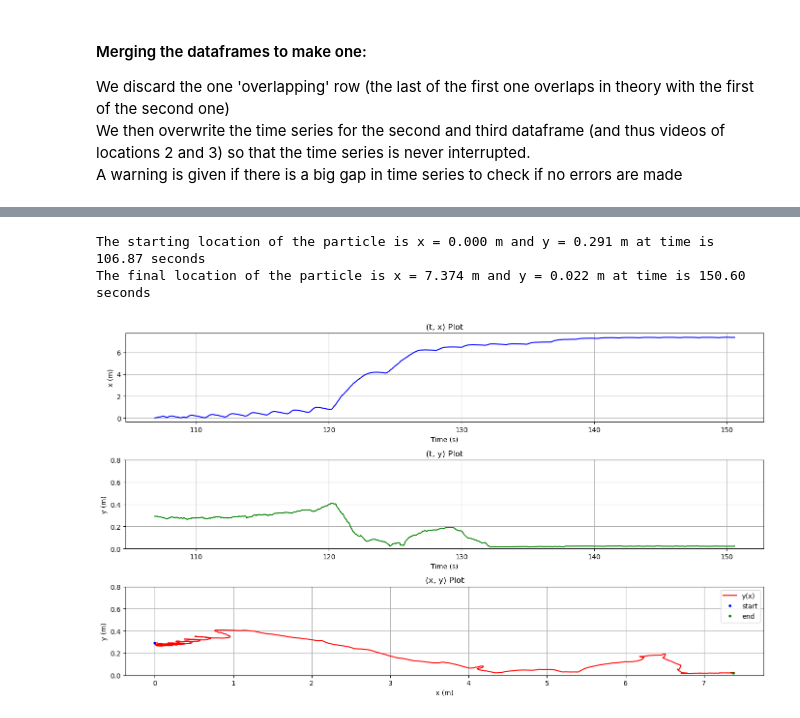
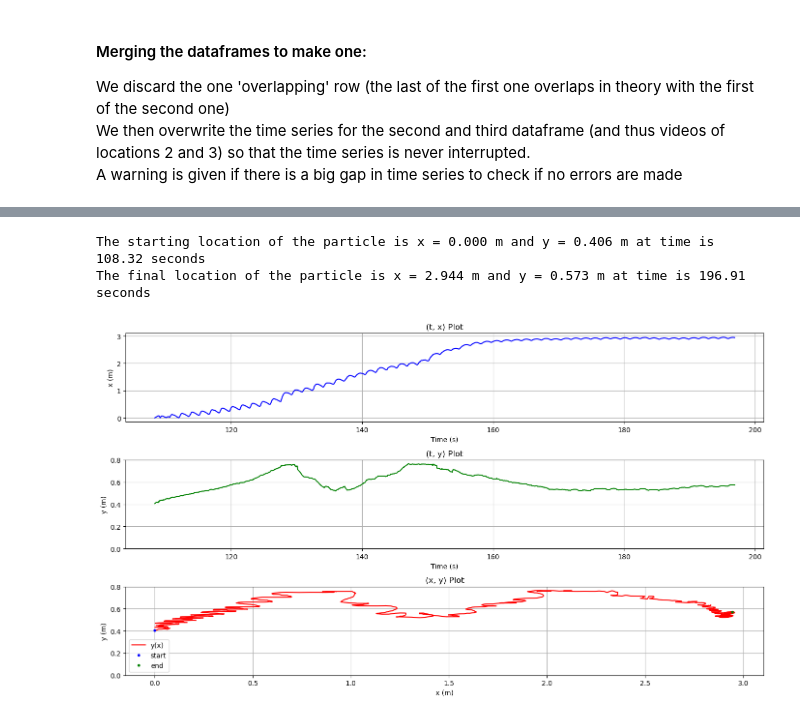
Before and after one commit to camicocozza/PLASTIC_BEACH_THESIS, a Jupyter notebook: Merging_Trajectory_per_particle/Trajectory_merger.ipynb, the cells around one changed output, grey strips where cells are left out. Cells and saved outputs as stored; diff of their text form; code cells hidden in the pictures.

```diff
--- a/Merging_Trajectory_per_particle/Trajectory_merger.ipynb
+++ b/Merging_Trajectory_per_particle/Trajectory_merger.ipynb
@@ -112,33 +111,33 @@ A warning is given if there is a big gap in time series to check if no errors ar
 # %%
 # # FOR CAMI: HERE TWO DATAFRAMES ARE MERGED, WHICH CAN BE USED FOR THE WAVECONDITIONS WERE ONLY THE FIRST TWO OVERLAP AND THEN THERE IS A GAP
 
-# def Merging(df_begin, df_middle, df_end):
+def Merging(df_begin, df_middle):
 #     # drop the 'overlapping' row:
-#     df_middle = df_middle.drop(index=0).reset_index(drop=True)
+    df_middle = df_middle.drop(index=0).reset_index(drop=True)
 
 #     # find the last x-value of the first dataframe (to be added to the x = 0 of the second dataframe) and add it
 #     # so that our x axis continues
-#     last_x_value_df_begin = df_begin['x'].iloc[-1]
-#     df_middle['x'] = df_middle['x'] + last_x_value_df_begin
+    last_x_value_df_begin = df_begin['x'].iloc[-1]
+    df_middle['x'] = df_middle['x'] + last_x_value_df_begin
 
 #     # this line gives a warning if the 'jump' in y values becomes to high
-#     if df_middle['y'].iloc[0] - df_begin['y'].iloc[-1] >= 0.02:
-#         print('WARNING: there is a jump in y-values larger that 2 cm between dataframes beginning and middle')
-#         print(f"The difference is equal to {(df_middle['y'].iloc[0] - df_begin['y'].iloc[-1])} m")
+    if df_middle['y'].iloc[0] - df_begin['y'].iloc[-1] >= 0.02:
+        print('WARNING: there is a jump in y-values larger that 2 cm between dataframes beginning and middle')
+        print(f"The difference is equal to {(df_middle['y'].iloc[0] - df_begin['y'].iloc[-1])} m")
 
 #     # this line gives a warning if the 'jump'
-#     if df_middle['t'].iloc[0] - df_begin['t'].iloc[-1] >= 1:
-#         print('WARNING: there is a jump in time-values larger that 1 second between dataframes beginning and middle')
-#         print(f"The difference is equal to {(df_middle['t'].iloc[0] - df_begin['t'].iloc[-1])} seconds")
+    if df_middle['t'].iloc[0] - df_begin['t'].iloc[-1] >= 1:
+        print('WARNING: there is a jump in time-values larger that 1 second between dataframes beginning and middle')
+        print(f"The difference is equal to {(df_middle['t'].iloc[0] - df_begin['t'].iloc[-1])} seconds")
 
 #     # here, the delta t is calculated. Then the time series is overwritten.
-#     delta_t = df_begin['t'].iloc[1] - df_begin['t'].iloc[0]
-#     df_middle['t'] = df_middle['t'] + df_begin['t'].iloc[-1] + delta_t - df_middle['t'].iloc[0]
+    delta_t = df_begin['t'].iloc[1] - df_begin['t'].iloc[0]
+    df_middle['t'] = df_middle['t'] + df_begin['t'].iloc[-1] + delta_t - df_middle['t'].iloc[0]
 
 #     # here the dataframes are merged.
-#     merged_df = pd.concat([df_begin, df_middle], ignore_index=True)
+    merged_df = pd.concat([df_begin, df_middle], ignore_index=True)
 
 
-#     return df_begin, df_middle, merged_df
+    return df_begin, df_middle, merged_df
 
-# Merging(df_begin, df_middle)
+Merging(df_begin, df_middle)
@@ -217,9 +240,9 @@ The difference is equal to -0.0212995433918712 m
 # %%
 
 # Extract the columns
-t = df_ball1['t']
-x = df_ball1['x']
-y = df_ball1['y']
+t = df_ball1[2]['t']
+x = df_ball1[2]['x']
+y = df_ball1[2]['y']
 # display(df)
 
 # Create a (t, x) plot
@@ -234,36 +257,36 @@ plt.grid(True)
 
 # Create a (t, y) plot
 plt.subplot(3, 1, 2)
 plt.plot(t, y, label="y(t)", color='g')
 plt.xlabel('Time (s)')
 plt.ylabel('y (m)')
 plt.title('(t, y) Plot')
 plt.ylim(0, 0.8)
 plt.grid(True)
 
 # Create a (x, y) plot
 plt.subplot(3, 1, 3)
 plt.plot(x, y, label="y(x)", color='r')
 plt.xlabel('x (m)')
 plt.ylabel('y (m)')
 plt.title('(x, y) Plot')
 plt.ylim(0, 0.8)
 plt.grid(True)
 plt.plot(x.iloc[0], y.iloc[0], 'b.', label='start')
 plt.plot(x.iloc[-1], y.iloc[-1], 'g.', label='end')
 
 plt.legend()
 
 print(f'The starting location of the particle is x = {(x.iloc[0]):.3f} m and y = {(y.iloc[0]):.3f} m at time is {(t.iloc[0]):.2f} seconds')
 print(f'The final location of the particle is x = {(x.iloc[-1]):.3f} m and y = {(y.iloc[-1]):.3f} m at time is {(t.iloc[-1]):.2f} seconds')
 
 # Show the plots
 plt.tight_layout()
 plt.show()
 # %% [output]
-The starting location of the particle is x = 0.000 m and y = 0.291 m at time is 106.87 seconds
-The final location of the particle is x = 7.374 m and y = 0.022 m at time is 150.60 seconds
+The starting location of the particle is x = 0.000 m and y = 0.406 m at time is 108.32 seconds
+The final location of the particle is x = 2.944 m and y = 0.573 m at time is 196.91 seconds
-[figure, old version]
+[figure, new version]
 # %%
 # ####### For Run1_ball2 There is a 3 cm jump between beginning and middle and 3.5 betweeen middle and end
 
```
Also changed, not shown: parts of 6 cells of this notebook, 2 other files.
